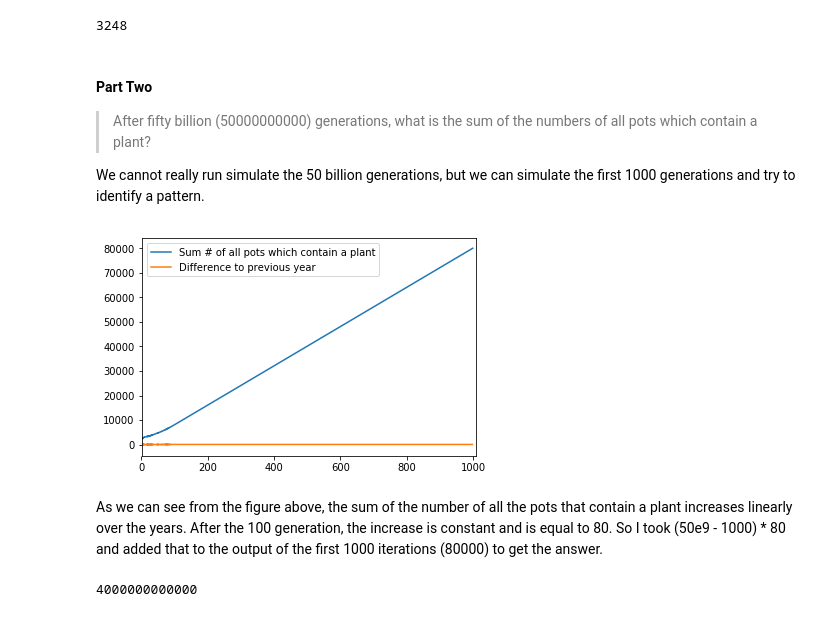
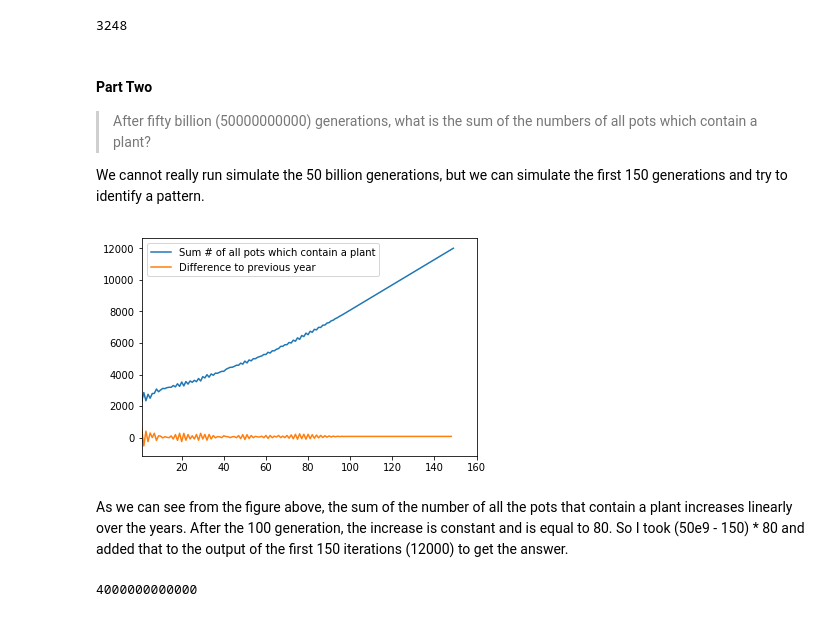
Before and after one commit to basoares/advent-of-code-2018, a Jupyter notebook: adventofcode2018.ipynb, the cells around one changed output. Cells and saved outputs as stored; diff of their text form; code cells hidden in the pictures.

```diff
--- a/adventofcode2018.ipynb
+++ b/adventofcode2018.ipynb
@@ -982,31 +982,31 @@ d12_p1(input_d12)
 
 >After fifty billion (50000000000) generations, what is the sum of the numbers of all pots which contain a plant?
 
-We cannot really run simulate the 50 billion generations, but we can simulate the first 1000 generations and try to identify a pattern.
+We cannot really run simulate the 50 billion generations, but we can simulate the first 150 generations and try to identify a pattern.
 # %%
 def d12_p2(_input):
     state = _input[0][len('initial state: '):]
 
     rules = defaultdict()
     for rule in _input[2:]:
         r, result = rule.split(' => ')
         rules[r] = result
 
     zero_idx = 0
     totals = []
-    for i in range(1000):
+    for i in range(150):
         state, zero_idx = next_generation(state, rules, zero_idx)
         totals.append(sum(i-zero_idx for i,p in enumerate(state) if p == '#'))
 
-    plt.xlim([1,1010])
+    plt.xlim([1,160])
     plt.plot(totals)
     plt.plot([totals[n] - totals[n-1] for n in range(1, len(totals))])
     plt.legend(['Sum # of all pots which contain a plant', 'Difference to previous year'], loc='upper left')
     plt.show()
 
 d12_p2(input_d12)
 # %% [output]
-[figure, old version]
+[figure, new version]
 # %% [markdown]
-As we can see from the figure above, the sum of the number of all the pots that contain a plant increases linearly over the years. After the 100 generation, the increase is constant and is equal to 80. So I took (50e9 - 1000) * 80 and added that to the output of the first 1000 iterations (80000) to get the answer.
+As we can see from the figure above, the sum of the number of all the pots that contain a plant increases linearly over the years. After the 100 generation, the increase is constant and is equal to 80. So I took (50e9 - 150) * 80 and added that to the output of the first 150 iterations (12000) to get the answer.
 # %%
```
Also changed, not shown: parts of 16 cells of this notebook, 2 other files.
